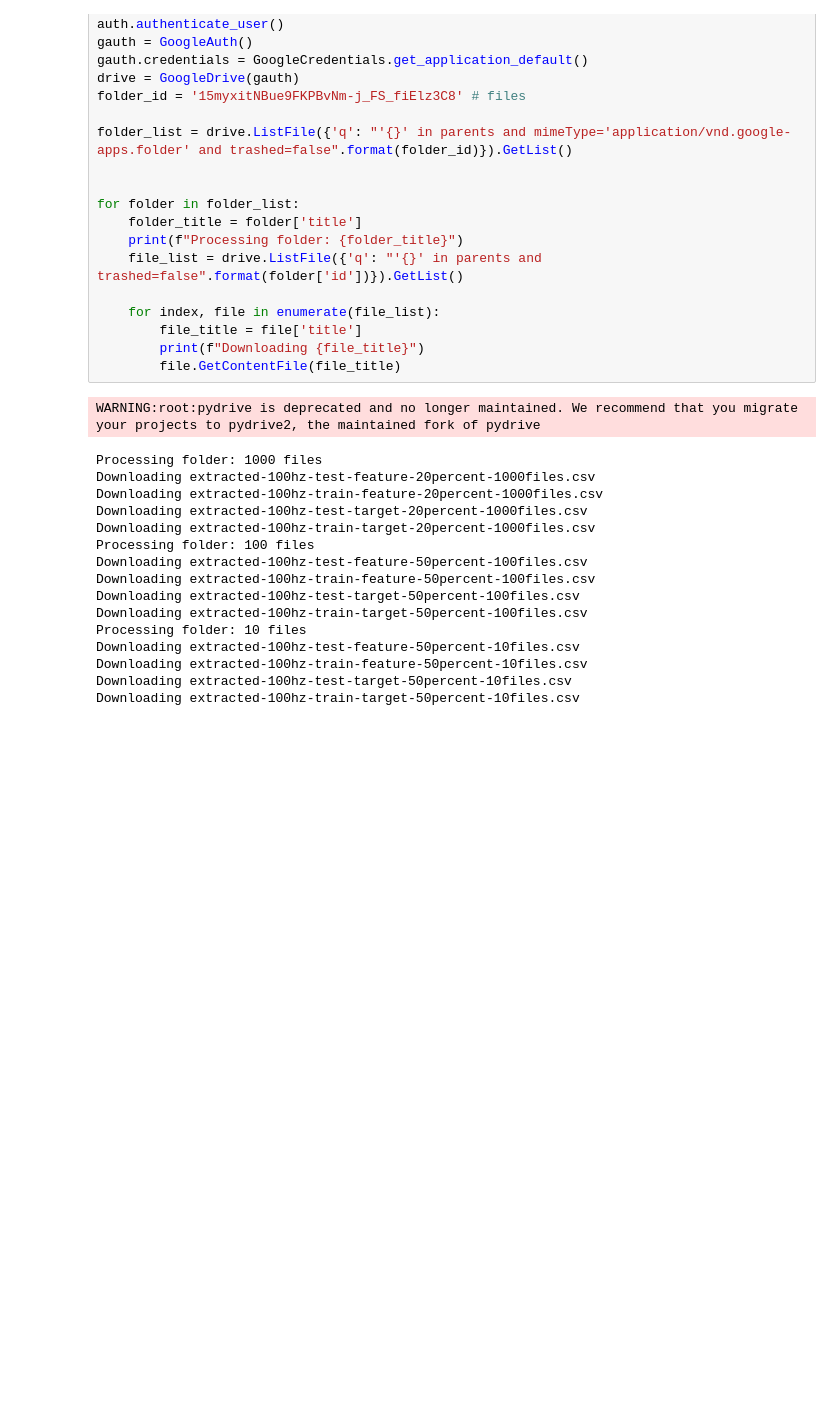
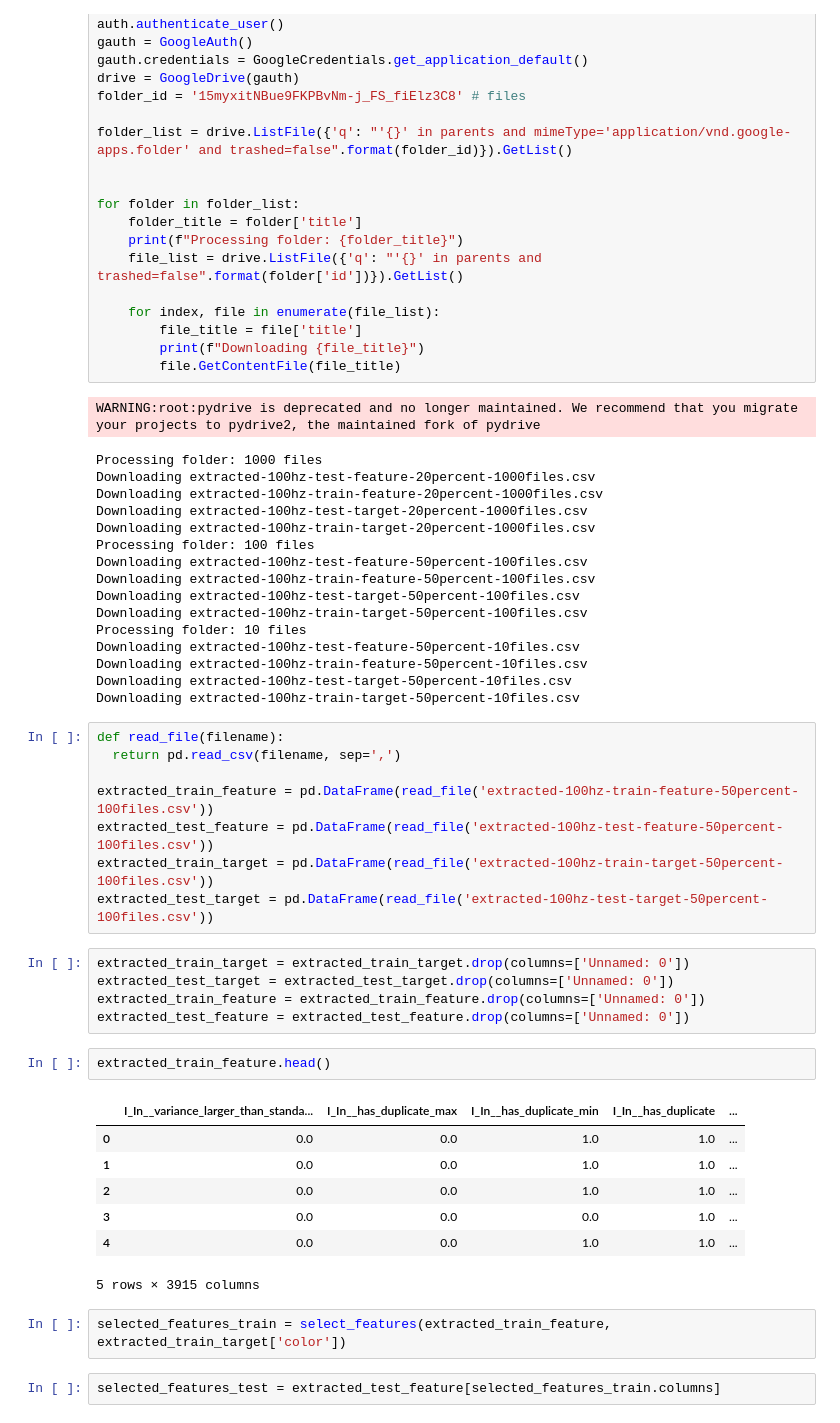
Before and after one commit to aadityane93/SortingLine-ml, a Jupyter notebook: Feature_Selection_and_Model_Training.ipynb, the cells around one changed output. Saved outputs shown, nothing was run; the diff lists cells and outputs as text; blank space fills up the shorter version.

```diff
--- a/Feature_Selection_and_Model_Training.ipynb
+++ b/Feature_Selection_and_Model_Training.ipynb
@@ -73,3 +73,30 @@ Downloading extracted-100hz-test-feature-50percent-10files.csv
 Downloading extracted-100hz-train-feature-50percent-10files.csv
 Downloading extracted-100hz-test-target-50percent-10files.csv
 Downloading extracted-100hz-train-target-50percent-10files.csv
+# %%
+def read_file(filename):
+  return pd.read_csv(filename, sep=',')
+
+extracted_train_feature = pd.DataFrame(read_file('extracted-100hz-train-feature-50percent-100files.csv'))
+extracted_test_feature = pd.DataFrame(read_file('extracted-100hz-test-feature-50percent-100files.csv'))
+extracted_train_target = pd.DataFrame(read_file('extracted-100hz-train-target-50percent-100files.csv'))
+extracted_test_target = pd.DataFrame(read_file('extracted-100hz-test-target-50percent-100files.csv'))
+# %%
+extracted_train_target = extracted_train_target.drop(columns=['Unnamed: 0'])
+extracted_test_target = extracted_test_target.drop(columns=['Unnamed: 0'])
+extracted_train_feature = extracted_train_feature.drop(columns=['Unnamed: 0'])
+extracted_test_feature = extracted_test_feature.drop(columns=['Unnamed: 0'])
+# %%
+extracted_train_feature.head()
+# %% [output]
+|  | I_In__variance_larger_than_standa... | I_In__has_duplicate_max | I_In__has_duplicate_min | I_In__has_duplicate | ... |
+| 0 | 0.0 | 0.0 | 1.0 | 1.0 | ... |
+| 1 | 0.0 | 0.0 | 1.0 | 1.0 | ... |
+| 2 | 0.0 | 0.0 | 1.0 | 1.0 | ... |
+| 3 | 0.0 | 0.0 | 0.0 | 1.0 | ... |
+| 4 | 0.0 | 0.0 | 1.0 | 1.0 | ... |
+5 rows × 3915 columns
+# %%
+selected_features_train = select_features(extracted_train_feature, extracted_train_target['color'])
+# %%
+selected_features_test = extracted_test_feature[selected_features_train.columns]
```
Also changed, not shown: parts of 5 cells of this notebook.
